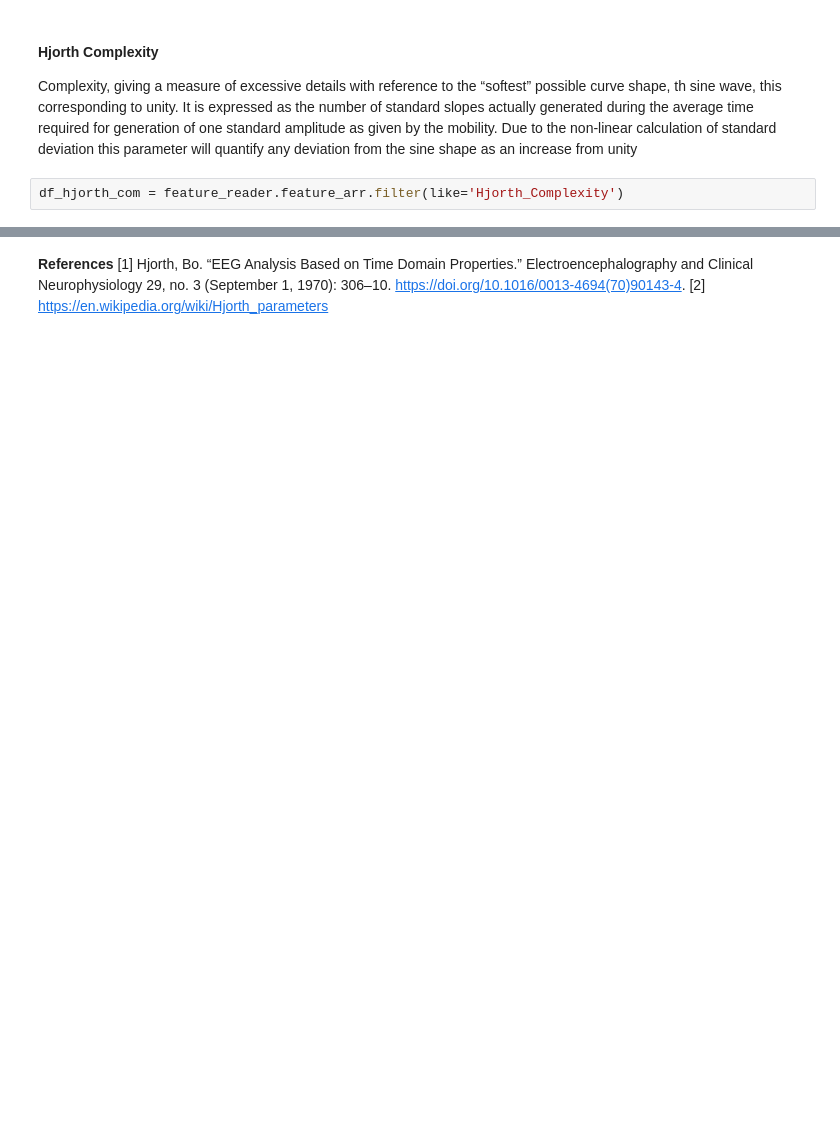
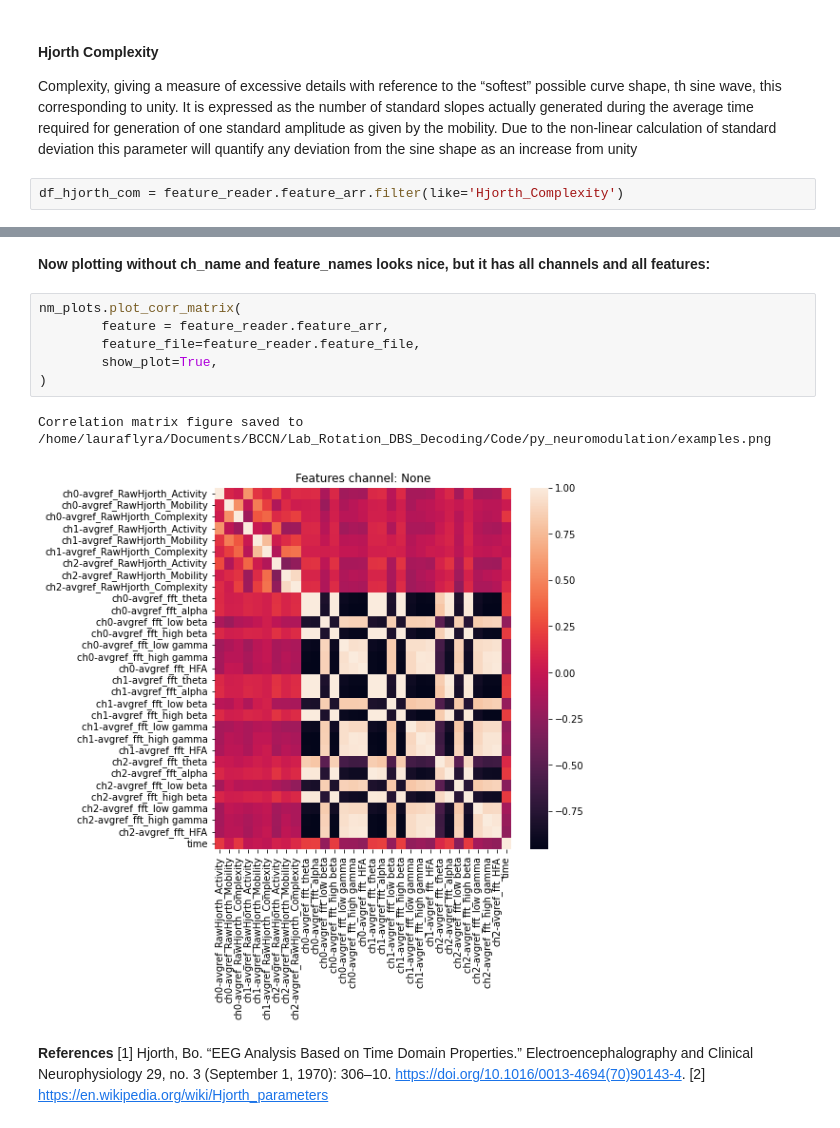
Before and after one commit to neuromodulation/py_neuromodulation, a Jupyter notebook: examples/example_SimulatedData.ipynb, the cells around one changed output, grey strips where cells are left out. Saved outputs shown, nothing was run; the diff lists cells and outputs as text; blank space fills up the shorter version.

```diff
--- a/examples/example_SimulatedData.ipynb
+++ b/examples/example_SimulatedData.ipynb
@@ -290,3 +304,14 @@ plt.show()
+# %% [markdown]
+__Now plotting without ch_name and feature_names looks nice, but it has all channels and all features:__
+# %%
+nm_plots.plot_corr_matrix(
+        feature = feature_reader.feature_arr,
+        feature_file=feature_reader.feature_file,
+        show_plot=True,
+)
+# %% [output]
+Correlation matrix figure saved to /home/lauraflyra/Documents/BCCN/Lab_Rotation_DBS_Decoding/Code/py_neuromodulation/examples.png
+[figure, added]
 # %% [markdown]
 __References__
 [1] Hjorth, Bo. “EEG Analysis Based on Time Domain Properties.” Electroencephalography and Clinical Neurophysiology 29, no. 3 (September 1, 1970): 306–10. https://doi.org/10.1016/0013-4694(70)90143-4.
```
Also changed, not shown: parts of 21 cells of this notebook, 2 other files.
